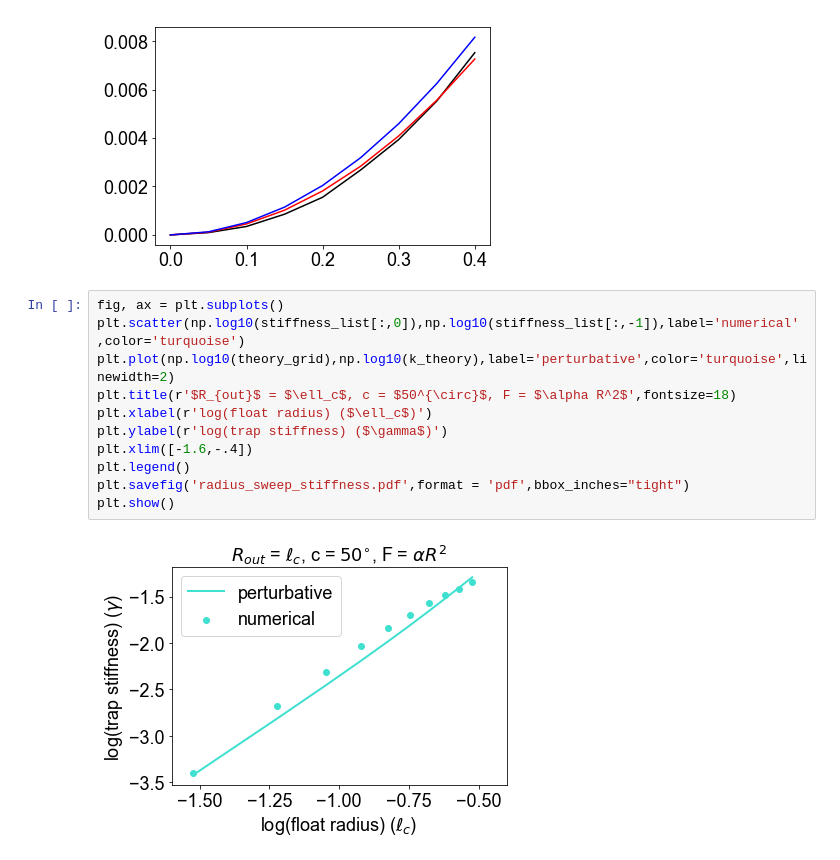
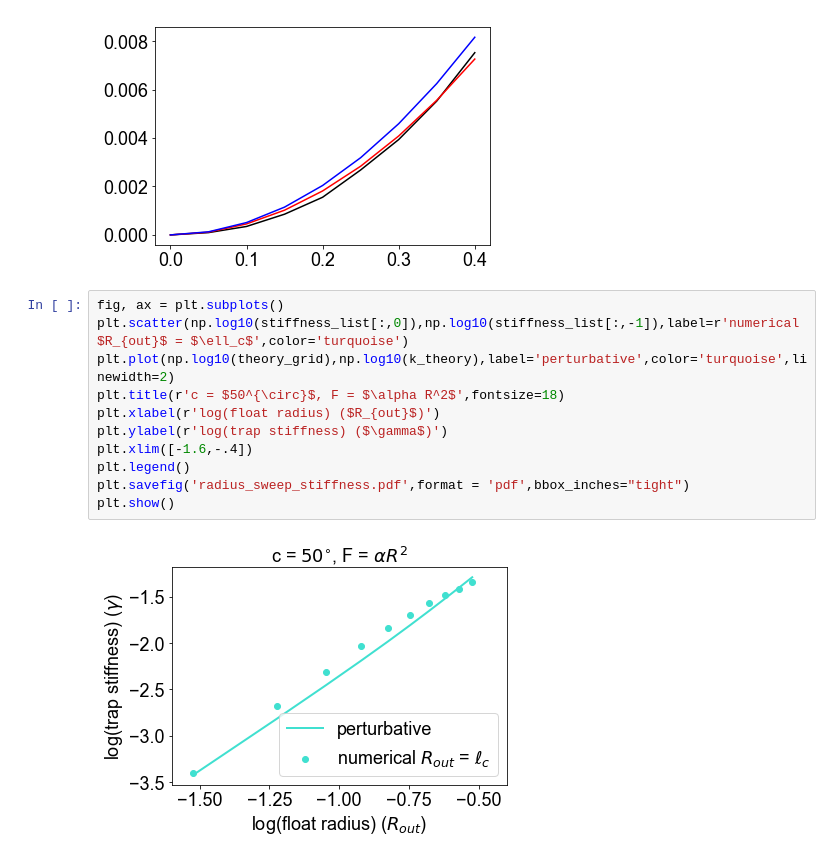
Before and after one commit to falkma/capillarymachines-numerics, a Jupyter notebook: design_space/radius_sweep/02_radius_sweep_plotting.ipynb, the cells around one changed output. Cells and saved outputs as stored; diff of their text form.

```diff
--- a/design_space/radius_sweep/02_radius_sweep_plotting.ipynb
+++ b/design_space/radius_sweep/02_radius_sweep_plotting.ipynb
@@ -106,14 +106,14 @@ for i in np.arange(r_num):
 [figure]
 # %%
 fig, ax = plt.subplots()
-plt.scatter(np.log10(stiffness_list[:,0]),np.log10(stiffness_list[:,-1]),label='numerical',color='turquoise')
+plt.scatter(np.log10(stiffness_list[:,0]),np.log10(stiffness_list[:,-1]),label=r'numerical $R_{out}$ = $\ell_c$',color='turquoise')
 plt.plot(np.log10(theory_grid),np.log10(k_theory),label='perturbative',color='turquoise',linewidth=2)
-plt.title(r'$R_{out}$ = $\ell_c$, c = $50^{\circ}$, F = $\alpha R^2$',fontsize=18)
-plt.xlabel(r'log(float radius) ($\ell_c$)')
+plt.title(r'c = $50^{\circ}$, F = $\alpha R^2$',fontsize=18)
+plt.xlabel(r'log(float radius) ($R_{out}$)')
 plt.ylabel(r'log(trap stiffness) ($\gamma$)')
 plt.xlim([-1.6,-.4])
 plt.legend()
 plt.savefig('radius_sweep_stiffness.pdf',format = 'pdf',bbox_inches="tight")
 plt.show()
 # %% [output]
-[figure, old version]
+[figure, new version]
```
Also changed, not shown: 2 other files.
